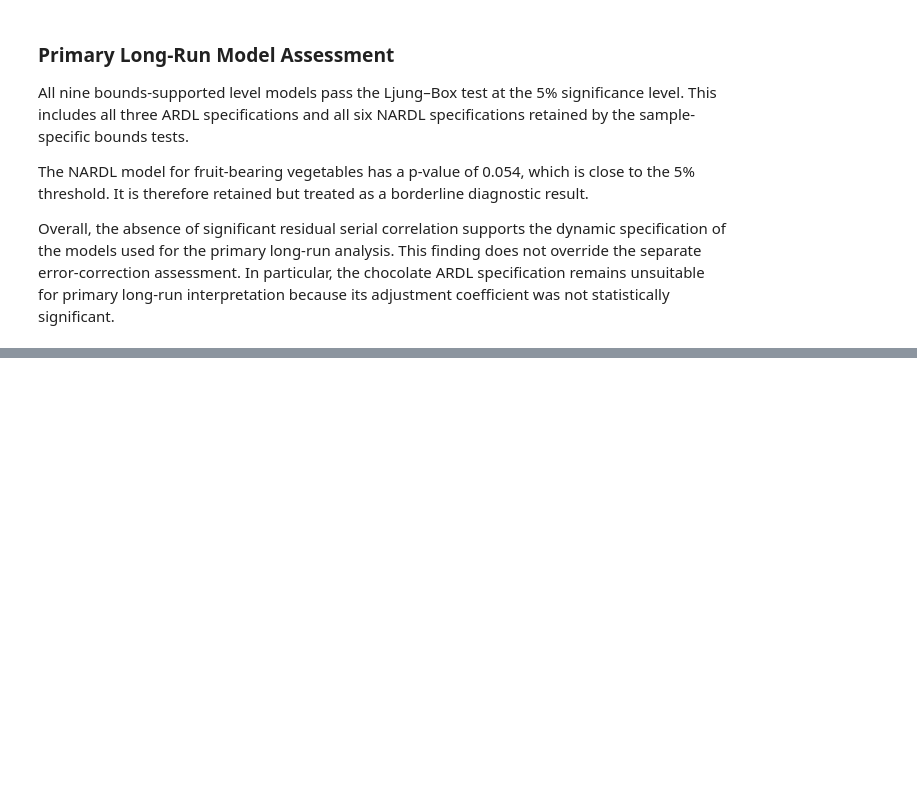
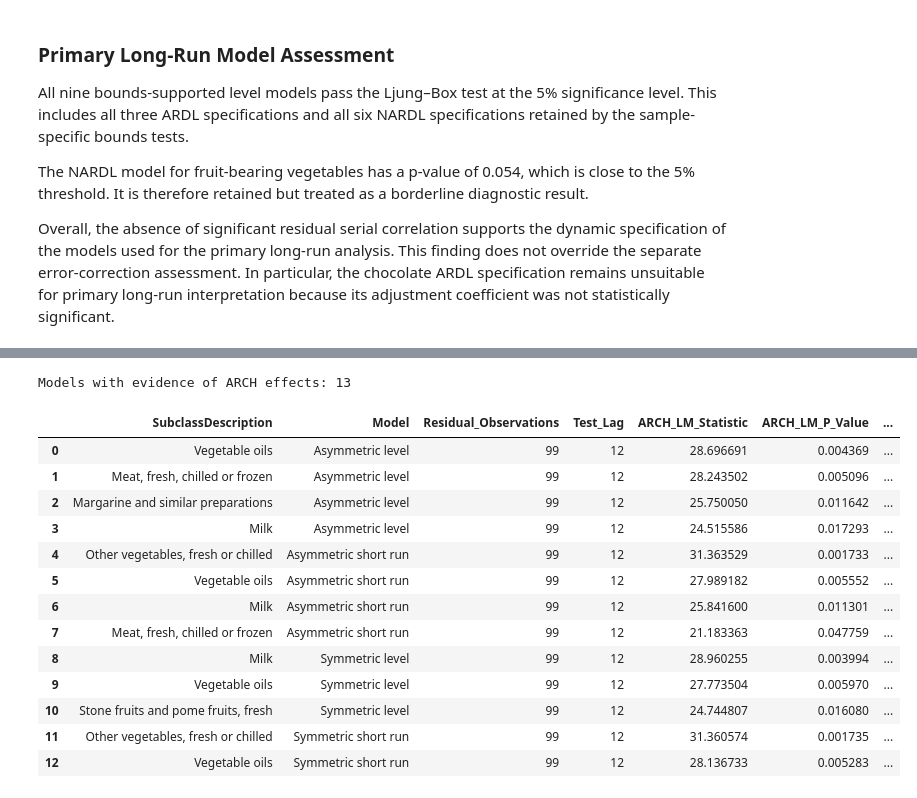
Before and after one commit to MasindiManaga/ERPT_ML_Research, a Jupyter notebook: notebooks/07_Econometric_Results_and_Diagnostics.ipynb, the cells around one changed output, grey strips where cells are left out. Saved outputs shown, nothing was run; the diff lists cells and outputs as text; code cells hidden in the pictures; blank space fills up the shorter version.

```diff
--- a/notebooks/07_Econometric_Results_and_Diagnostics.ipynb
+++ b/notebooks/07_Econometric_Results_and_Diagnostics.ipynb
@@ -864,0 +948,36 @@ Overall, the absence of significant residual serial correlation supports the dyn
+# %%
+# identify Models with ARCH Effects
+
+heteroskedasticity_failures = (
+    heteroskedasticity_results.loc[
+        ~heteroskedasticity_results["No_ARCH_Effects"]
+    ]
+    .sort_values(["Model", "ARCH_LM_P_Value"])
+    .reset_index(drop=True)
+)
+
+print(
+    "Models with evidence of ARCH effects:",
+    len(heteroskedasticity_failures),
+)
+
+if heteroskedasticity_failures.empty:
+    print("No models exhibit ARCH effects at the 5% level.")
+else:
+    display(heteroskedasticity_failures)
+# %% [output]
+Models with evidence of ARCH effects: 13
+|  | SubclassDescription | Model | Residual_Observations | Test_Lag | ARCH_LM_Statistic | ARCH_LM_P_Value | ... |
+| 0 | Vegetable oils | Asymmetric level | 99 | 12 | 28.696691 | 0.004369 | ... |
+| 1 | Meat, fresh, chilled or frozen | Asymmetric level | 99 | 12 | 28.243502 | 0.005096 | ... |
+| 2 | Margarine and similar preparations | Asymmetric level | 99 | 12 | 25.750050 | 0.011642 | ... |
+| 3 | Milk | Asymmetric level | 99 | 12 | 24.515586 | 0.017293 | ... |
+| 4 | Other vegetables, fresh or chilled | Asymmetric short run | 99 | 12 | 31.363529 | 0.001733 | ... |
+| 5 | Vegetable oils | Asymmetric short run | 99 | 12 | 27.989182 | 0.005552 | ... |
+| 6 | Milk | Asymmetric short run | 99 | 12 | 25.841600 | 0.011301 | ... |
+| 7 | Meat, fresh, chilled or frozen | Asymmetric short run | 99 | 12 | 21.183363 | 0.047759 | ... |
+| 8 | Milk | Symmetric level | 99 | 12 | 28.960255 | 0.003994 | ... |
+| 9 | Vegetable oils | Symmetric level | 99 | 12 | 27.773504 | 0.005970 | ... |
+| 10 | Stone fruits and pome fruits, fresh | Symmetric level | 99 | 12 | 24.744807 | 0.016080 | ... |
+| 11 | Other vegetables, fresh or chilled | Symmetric short run | 99 | 12 | 31.360574 | 0.001735 | ... |
+| 12 | Vegetable oils | Symmetric short run | 99 | 12 | 28.136733 | 0.005283 | ... |
```
Also changed, not shown: parts of 6 cells of this notebook.
